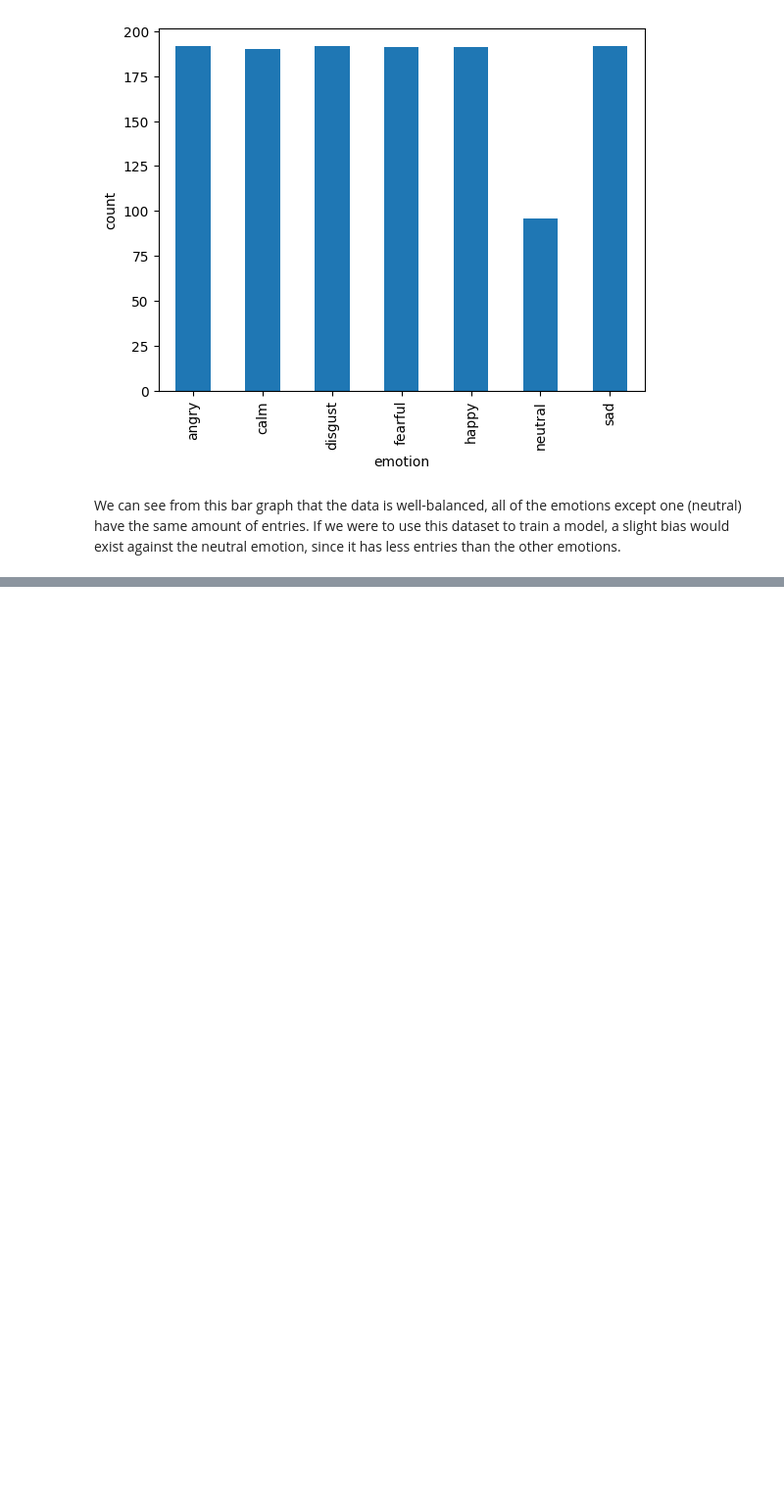
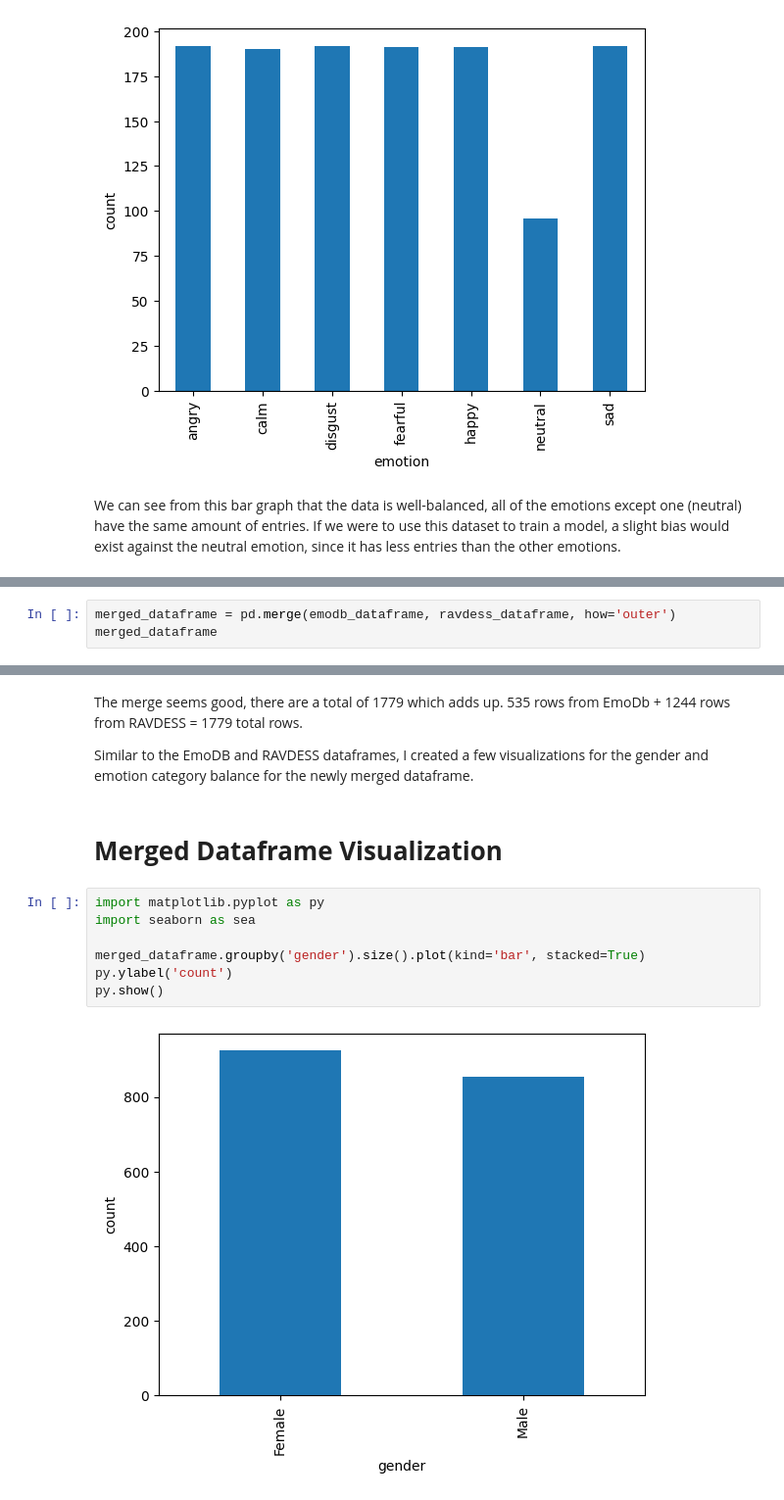
Before and after one commit to manideepvangari/Week-2_Data_Preprocessing, a Jupyter notebook: Week_2_Data_Preprocessing.ipynb, the cells around one changed output, grey strips where cells are left out. Shown at 98% size. Cells and saved outputs as stored; diff of their text form; blank space fills up the shorter version.

```diff
--- a/Week_2_Data_Preprocessing.ipynb
+++ b/Week_2_Data_Preprocessing.ipynb
@@ -1253,0 +1269,3 @@ We can see from this bar graph that the data is well-balanced, all of the emotio
+# %%
+merged_dataframe = pd.merge(emodb_dataframe, ravdess_dataframe, how='outer')
+merged_dataframe
@@ -1253,0 +1286,15 @@ We can see from this bar graph that the data is well-balanced, all of the emotio
+# %% [markdown]
+The merge seems good, there are a total of 1779 which adds up. 535 rows from EmoDb + 1244 rows from RAVDESS = 1779 total rows.
+
+Similar to the EmoDB and RAVDESS dataframes, I created a few visualizations for the gender and emotion category balance for the newly merged dataframe.
+# %% [markdown]
+# **Merged Dataframe Visualization**
+# %%
+import matplotlib.pyplot as py
+import seaborn as sea
+
+merged_dataframe.groupby('gender').size().plot(kind='bar', stacked=True)
+py.ylabel('count')
+py.show()
+# %% [output]
+[figure, added]
```
Also changed, not shown: parts of 8 cells of this notebook.
